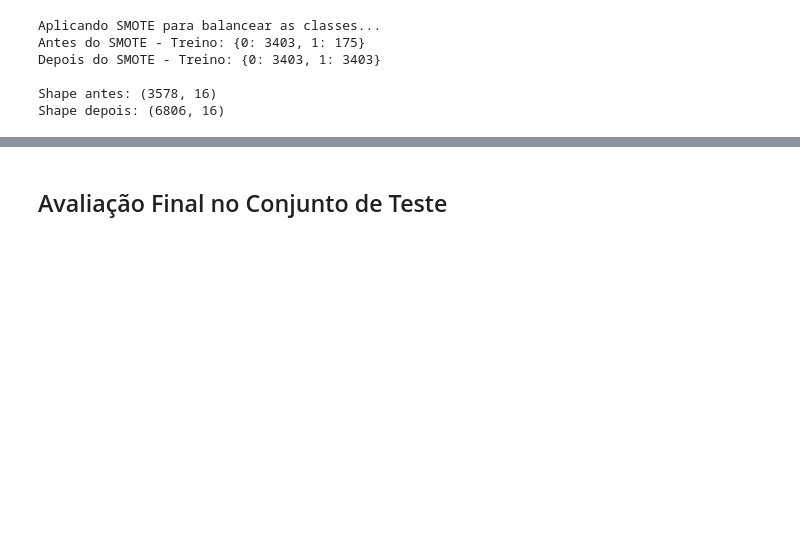
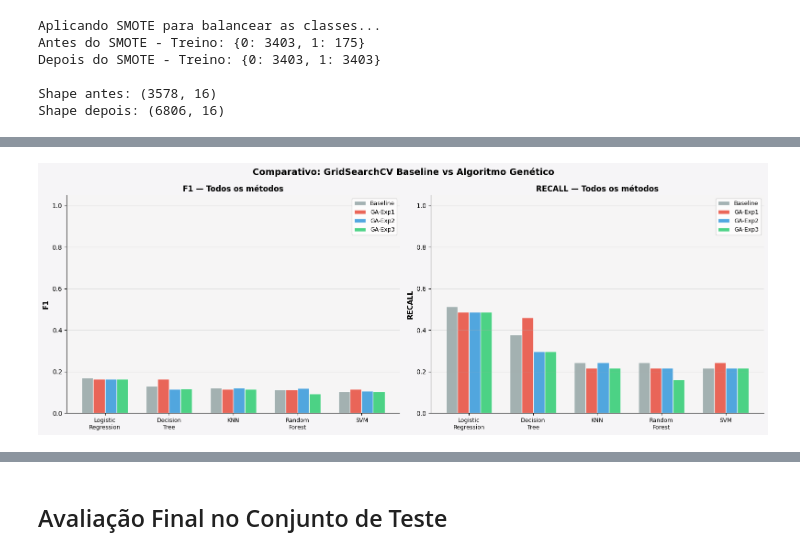
Before and after one commit to gabrielfgt/tech-chalenge-fase1, a Jupyter notebook: main.ipynb, the cells around one changed output, grey strips where cells are left out. Saved outputs shown, nothing was run; the diff lists cells and outputs as text; code cells hidden in the pictures; blank space fills up the shorter version.

```diff
--- a/main.ipynb
+++ b/main.ipynb
@@ -678,0 +972,68 @@ Treinamento concluído!
+# %%
+# ── Comparativo Final: Baseline vs 3 Experimentos GA ─────────────────────────
+print("=" * 80)
+print("COMPARATIVO: GridSearchCV Baseline vs Algoritmo Genético (3 configurações)")
+print("=" * 80)
+
+# Montar tabela
+rows = []
+for mname in model_configs:
+    row = {'Modelo': mname, 'Baseline_F1': val_scores_baseline[mname]['f1'],
+           'Baseline_Recall': val_scores_baseline[mname]['recall']}
+    for exp_cfg in GA_CONFIGS:
+        ename = exp_cfg['name']
+        lbl   = exp_cfg['label']
+        row[f'{lbl}_F1']     = ga_results[ename][mname]['f1']
+        row[f'{lbl}_Recall'] = ga_results[ename][mname]['recall']
+    rows.append(row)
+
+comparison_df = pd.DataFrame(rows).set_index('Modelo')
+print("\nF1-Score e Recall por Modelo e Método:\n")
+print(comparison_df.round(4).to_string())
+
+# Melhoria do melhor GA sobre baseline
+print("\n\nMelhoria do melhor GA sobre Baseline (F1, Δ absoluto e % relativo):\n")
+for mname in model_configs:
+    bl_f1      = val_scores_baseline[mname]['f1']
+    best_ga_f1 = max(ga_results[ename][mname]['f1'] for ename in ga_results)
+    delta = best_ga_f1 - bl_f1
+    pct   = (delta / max(bl_f1, 1e-9)) * 100
+    sign  = '+' if delta >= 0 else ''
+    print(f"  {mname:22s}: baseline={bl_f1:.4f} | best GA={best_ga_f1:.4f} "
+          f"| Δ={sign}{delta:.4f} ({sign}{pct:.1f}%)")
+
+# Visualização comparativa
+fig, axes = plt.subplots(1, 2, figsize=(16, 6))
+fig.patch.set_facecolor('#f6f5f7')
+fig.suptitle('Comparativo: GridSearchCV Baseline vs Algoritmo Genético',
+             fontsize=14, fontweight='bold')
+
+model_names_short = [m.replace(' ', '\n') for m in model_configs]
+x      = np.arange(len(model_configs))
+width  = 0.18
+palette = ['#95a5a6', '#e74c3c', '#3498db', '#2ecc71']
+
+all_methods = [('Baseline', val_scores_baseline)]
+for exp_cfg in GA_CONFIGS:
+    all_methods.append((exp_cfg['label'], ga_results[exp_cfg['name']]))
+
+for ax_idx, metric_key in enumerate(['f1', 'recall']):
+    ax = axes[ax_idx]
+    ax.set_facecolor('#f6f5f5')
+    for j, (label, scores_dict) in enumerate(all_methods):
+        vals = [scores_dict[m][metric_key] for m in model_configs]
+        ax.bar(x + j * width, vals, width, label=label,
+               color=palette[j], alpha=0.85, edgecolor='white')
+    ax.set_xticks(x + 1.5 * width)
+    ax.set_xticklabels(model_names_short, fontsize=9)
+    ax.set_ylabel(metric_key.upper(), fontsize=11, fontweight='bold')
+    ax.set_title(f'{metric_key.upper()} — Todos os métodos', fontsize=12, fontweight='bold')
+    ax.legend(fontsize=9)
+    ax.set_ylim(0, 1.05)
+    ax.grid(True, alpha=0.3, axis='y')
+    for spine in ['top', 'right']:
+        ax.spines[spine].set_visible(False)
+
+plt.tight_layout()
+plt.show()
+# %% [output]
@@ -679,3 +1057,4 @@ Treinamento concluído!
+[figure, added]
 # %%
 # Comparar resultados de validação
 results_df = pd.DataFrame(val_scores).T
```
Also changed, not shown: parts of 28 cells of this notebook, 2 other files.
